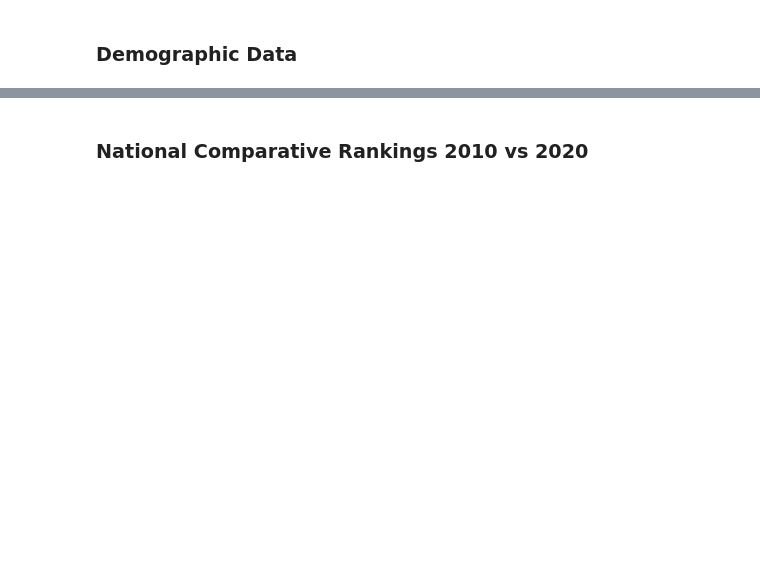
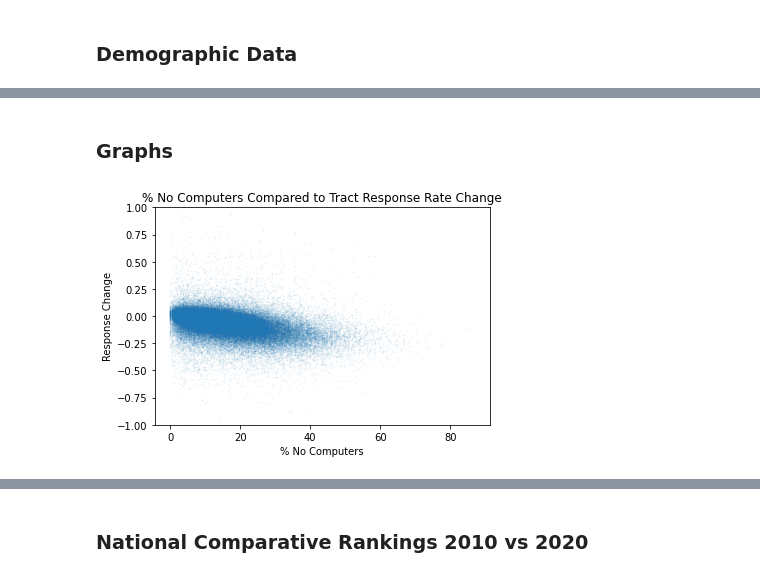
Before and after one commit to tdiffendal/USAT, a Jupyter notebook: census-responses/census_responses_colab.ipynb, the cells around one changed output, grey strips where cells are left out. Cells and saved outputs as stored; diff of their text form; code cells hidden in the pictures; blank space fills up the shorter version.

```diff
--- a/census-responses/census_responses_colab.ipynb
+++ b/census-responses/census_responses_colab.ipynb
@@ -468,0 +215,4 @@ lowest
+# %%
+#strip space in front of character columns
+df.State = df.State.str.lstrip()
+df.county = df.county.str.lstrip()
@@ -468,0 +400,7 @@ lowest
+# %%
+#check for duplicate rows
+df[df.duplicated(keep='first')]
+print(len(df[df.duplicated(keep='first')]), "duplicate rows")
+
+#drop duplicate rows
+df=df.drop_duplicates(keep="first")
@@ -468,0 +536,6 @@ lowest
+# %%
+### Without Puerto Rico
+# get rid of inf and nan values to calculate averages
+
+#make non-pr df
+no_pr = df[df.State != 'Puerto Rico'].replace([np.inf, -np.inf], np.nan).dropna()
@@ -468,0 +898,32 @@ lowest
+# %% [markdown]
+### Graphs
+# %%
+## comp vs tract change
+
+# make a graph yay
+import matplotlib.pyplot as plt
+import matplotlib.cbook as cbook
+
+x = no_pr.no_int_pct
+y = no_pr['10_20_tract_difference'] / 100
+
+# plotting the points
+plt.plot(x, y, marker='o', linewidth=0, markersize=0.7, alpha=0.05)
+
+#change y axis limits
+plt.ylim([-1,1])
+
+# naming the x axis
+plt.xlabel('% No Computers')
+# naming the y axis
+plt.ylabel('Response Change')
+# giving a title to my graph
+plt.title('% No Computers Compared to Tract Response Rate Change')
+
+plt.savefig('/content/drive/Shared drives/Shared Items/census-responses/data/no_comp_change_no_pr.png',
+            bbox_inches='tight')
+
+# function to show the plot
+plt.show()
+# %% [output]
+[figure, added]
```
Also changed, not shown: parts of 209 cells of this notebook.
